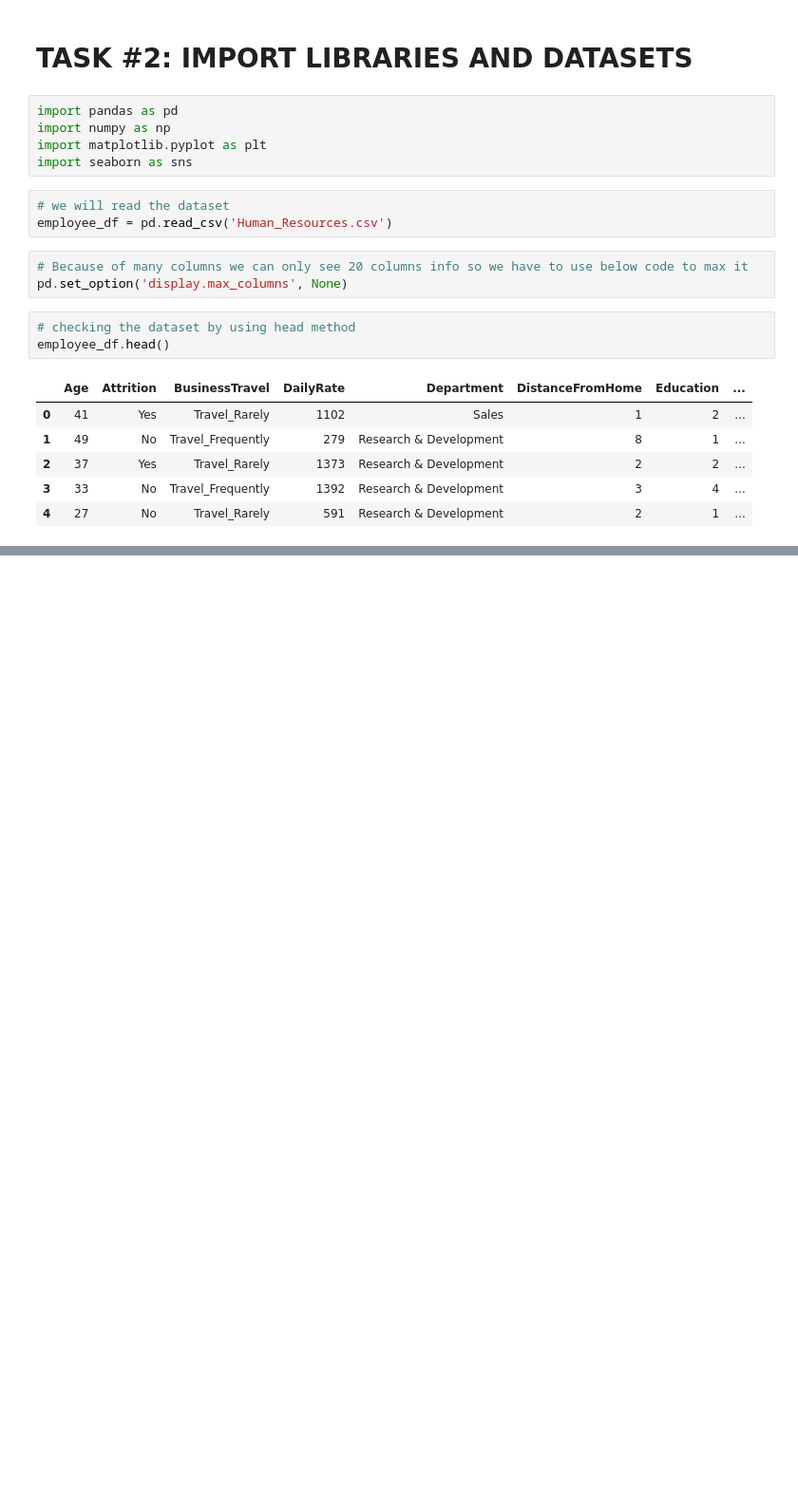
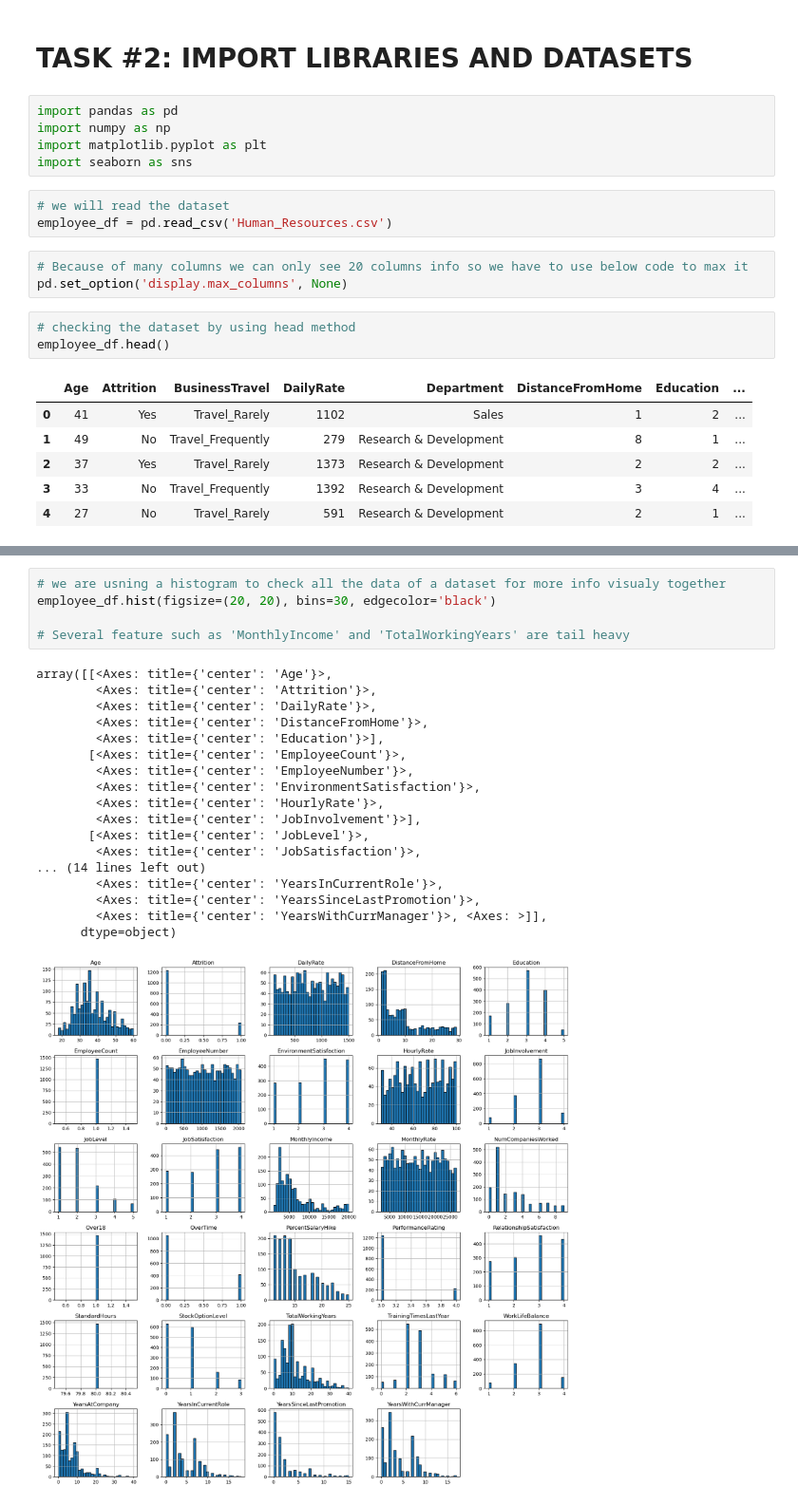
Before and after one commit to ranjansinghds/HR-Analytics-and-Performance-Prediction-Project, a Jupyter notebook: human_resources_department_project.ipynb, the cells around one changed output, grey strips where cells are left out. Shown at 95% size. Saved outputs shown, nothing was run; the diff lists cells and outputs as text; blank space fills up the shorter version.

```diff
--- a/human_resources_department_project.ipynb
+++ b/human_resources_department_project.ipynb
@@ -33,0 +123,24 @@ employee_df.head()
+# %%
+# we are usning a histogram to check all the data of a dataset for more info visualy together
+employee_df.hist(figsize=(20, 20), bins=30, edgecolor='black')
+
+# Several feature such as 'MonthlyIncome' and 'TotalWorkingYears' are tail heavy
+# %% [output]
+array([[<Axes: title={'center': 'Age'}>,
+        <Axes: title={'center': 'Attrition'}>,
+        <Axes: title={'center': 'DailyRate'}>,
+        <Axes: title={'center': 'DistanceFromHome'}>,
+        <Axes: title={'center': 'Education'}>],
+       [<Axes: title={'center': 'EmployeeCount'}>,
+        <Axes: title={'center': 'EmployeeNumber'}>,
+        <Axes: title={'center': 'EnvironmentSatisfaction'}>,
+        <Axes: title={'center': 'HourlyRate'}>,
+        <Axes: title={'center': 'JobInvolvement'}>],
+       [<Axes: title={'center': 'JobLevel'}>,
+        <Axes: title={'center': 'JobSatisfaction'}>,
+... (14 lines left out)
+        <Axes: title={'center': 'YearsInCurrentRole'}>,
+        <Axes: title={'center': 'YearsSinceLastPromotion'}>,
+        <Axes: title={'center': 'YearsWithCurrManager'}>, <Axes: >]],
+      dtype=object)
+[figure, added]
```
Also changed, not shown: parts of 11 cells of this notebook.
